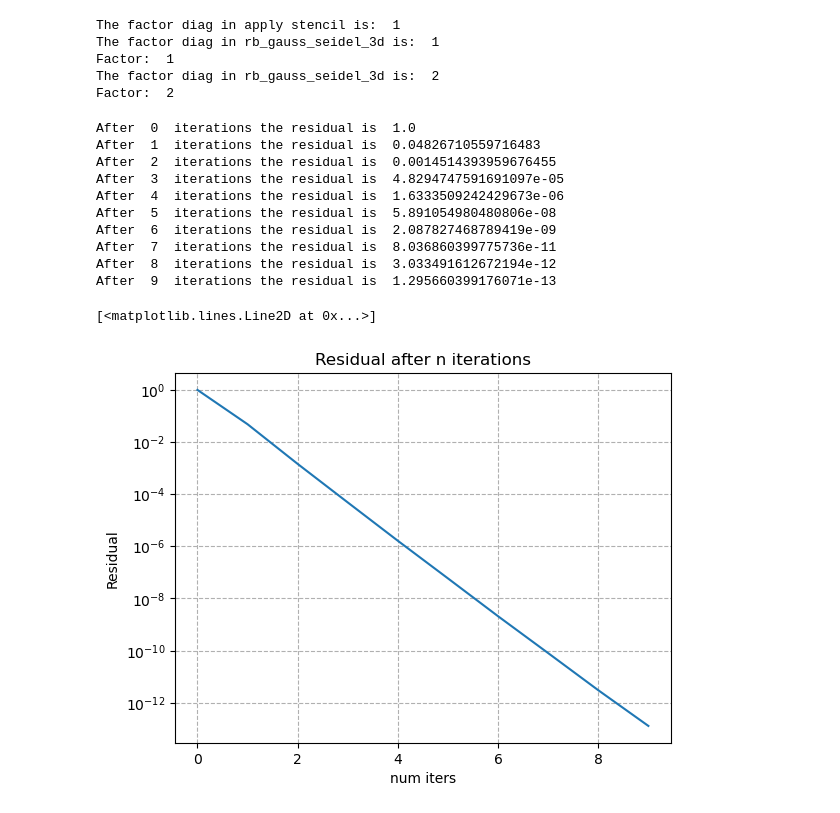
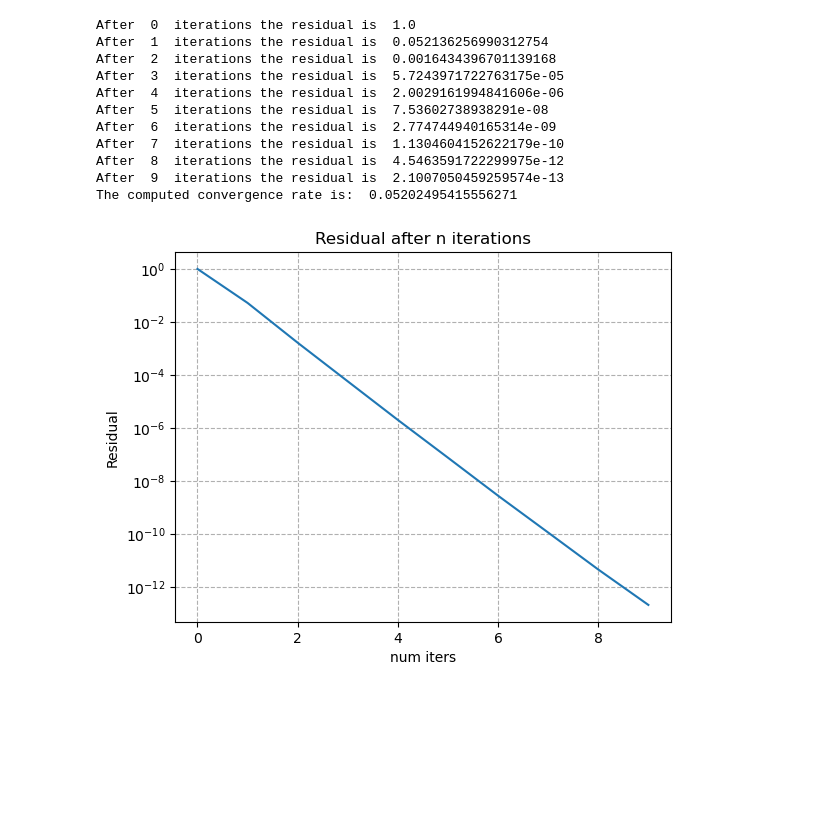
Before and after one commit to jabruniessner/multigrid, a Jupyter notebook: Data_Analysis/Multigrid_python.ipynb, the cells around one changed output. Drawn from its saved outputs; the diff is of its cells as text; code cells hidden in the pictures; blank space fills up the shorter version.

```diff
--- a/Data_Analysis/Multigrid_python.ipynb
+++ b/Data_Analysis/Multigrid_python.ipynb
@@ -19,10 +20,7 @@ def apply_stencil(u, diag = 1, should_print = True):
     ) / diag
     return result
 
-def compute_res(u, rhs, diag):
-    #print("The factor diag in compute res is: ", diag)
-    temp = apply_stencil(u, diag) - rhs
-    return np.sqrt(np.sum(temp*temp)) / np.sqrt(np.sum(rhs*rhs))
+
 
 def rb_gauss_seidel_3d(u, f, diag=1, iterations=3):
     #print("The factor diag in rb_gauss_seidel_3d is: ", diag)
@@ -210,65 +208,39 @@ def multigrid_V_cycle(base_length, num_iters=[1 , 1], num_smooth = 2, num_levels
 
 
     return (guess, residuals) if level_num==num_levels else guess
-# %%
-    level_num = 2
-
-    length_by_level = [2**n*base_length + 1 for n in range(1, level_num + 1)]
-
-    #Allocating working array
-    guess = np.zeros(length_by_level[level_num-1])
-    u = np.zeros(length_by_level[level_num-1])
-
-    #if in uppermost level, set up the problem
-    #setting boundary conditions
-    set_boundary_conditions(u)
-    #print(u)
-    #Allocating right hand side
-    rhs = -apply_stencil(u)
-
-    #print(rhs)
-
-    rb_gauss_seidel_3d(guess, rhs, 1, iterations= 100)
-    print("Factor: ", 1)
-    #print(guess)
-    guess = np.zeros(length_by_level[level_num-1])
-    rb_gauss_seidel_3d(guess, rhs, 2, iterations= 100)
-    print("Factor: ", 2)
-    #print(guess)
-# %% [output]
-The factor diag in apply stencil is:  1
-The factor diag in rb_gauss_seidel_3d is:  1
-Factor:  1
-The factor diag in rb_gauss_seidel_3d is:  2
-Factor:  2
 # %%
 np.set_printoptions(precision=3)
-base_length = np.array([8,8,8])
+base_length = np.array([16,16,16])
 #
 
 #multigrid_V_cycle(base_length, [10, 1], num_levels = 3, level_num=2);
 guess, residuals = multigrid_V_cycle(base_length, [10, 1]);
 
 xs= np.linspace(0, 9, 10)
+
+popt, pcov  = curve_fit(lambda b, a: pow(a, b), xs, residuals, p0 = [0.05])
+
 plt.xlabel("num iters")
 plt.ylabel("Residual")
 plt.title("Residual after n iterations")
 plt.yscale("log")
 plt.grid(True, which="both", linestyle='--')
 plt.plot(xs, residuals)
-#plt.savefig("Residual_plot_new.pdf",format="pdf")
+plt.savefig("Residual_plot.pdf",format="pdf")
+
+print("The computed convergence rate is: ", popt[0])
 # %% [output]
 After  0  iterations the residual is  1.0
-After  1  iterations the residual is  0.04826710559716483
-After  2  iterations the residual is  0.0014514393959676455
-After  3  iterations the residual is  4.8294747591691097e-05
-After  4  iterations the residual is  1.6333509242429673e-06
-After  5  iterations the residual is  5.891054980480806e-08
-After  6  iterations the residual is  2.087827468789419e-09
-After  7  iterations the residual is  8.036860399775736e-11
-After  8  iterations the residual is  3.033491612672194e-12
-After  9  iterations the residual is  1.295660399176071e-13
+After  1  iterations the residual is  0.052136256990312754
+After  2  iterations the residual is  0.0016434396701139168
+After  3  iterations the residual is  5.7243971722763175e-05
+After  4  iterations the residual is  2.0029161994841606e-06
+After  5  iterations the residual is  7.53602738938291e-08
+After  6  iterations the residual is  2.774744940165314e-09
+After  7  iterations the residual is  1.1304604152622179e-10
+After  8  iterations the residual is  4.5463591722299975e-12
+After  9  iterations the residual is  2.1007050459259574e-13
+The computed convergence rate is:  0.05202495415556271
-[<matplotlib.lines.Line2D at 0x...>]
-[figure, old version]
+[figure, new version]
 # %%
 np.set_printoptions(precision=3)
```
Also changed, not shown: parts of 5 cells of this notebook, 2 other files.
